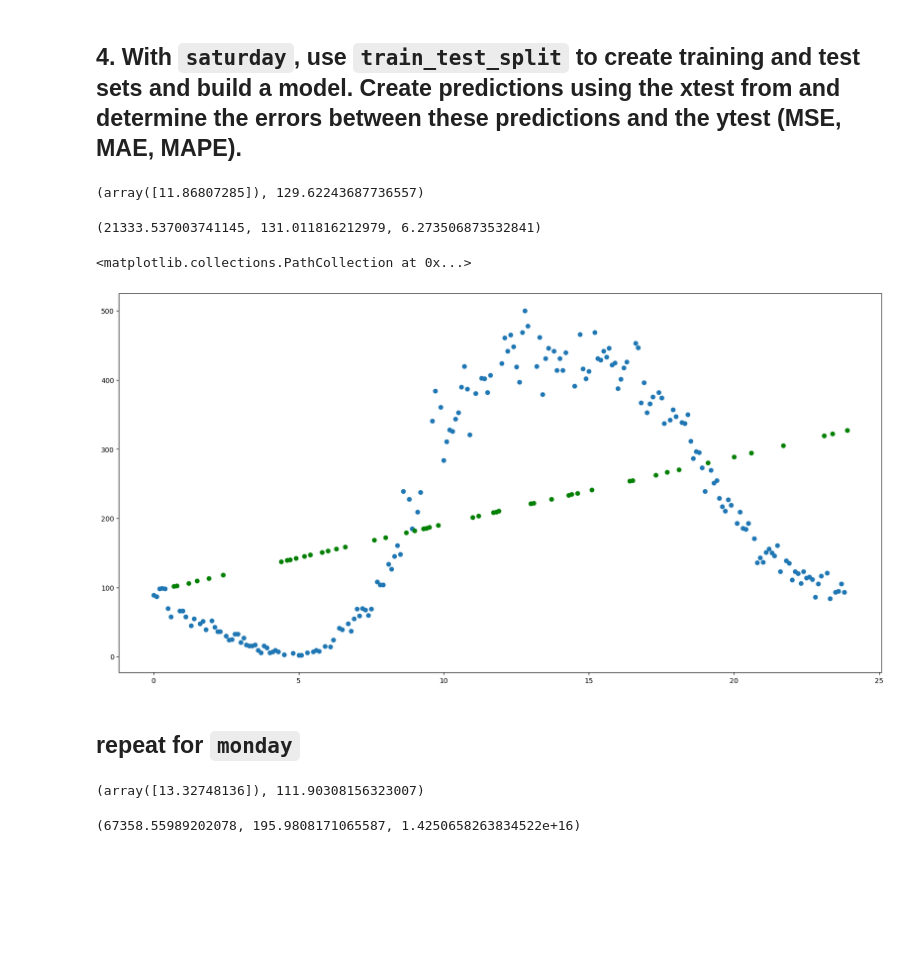
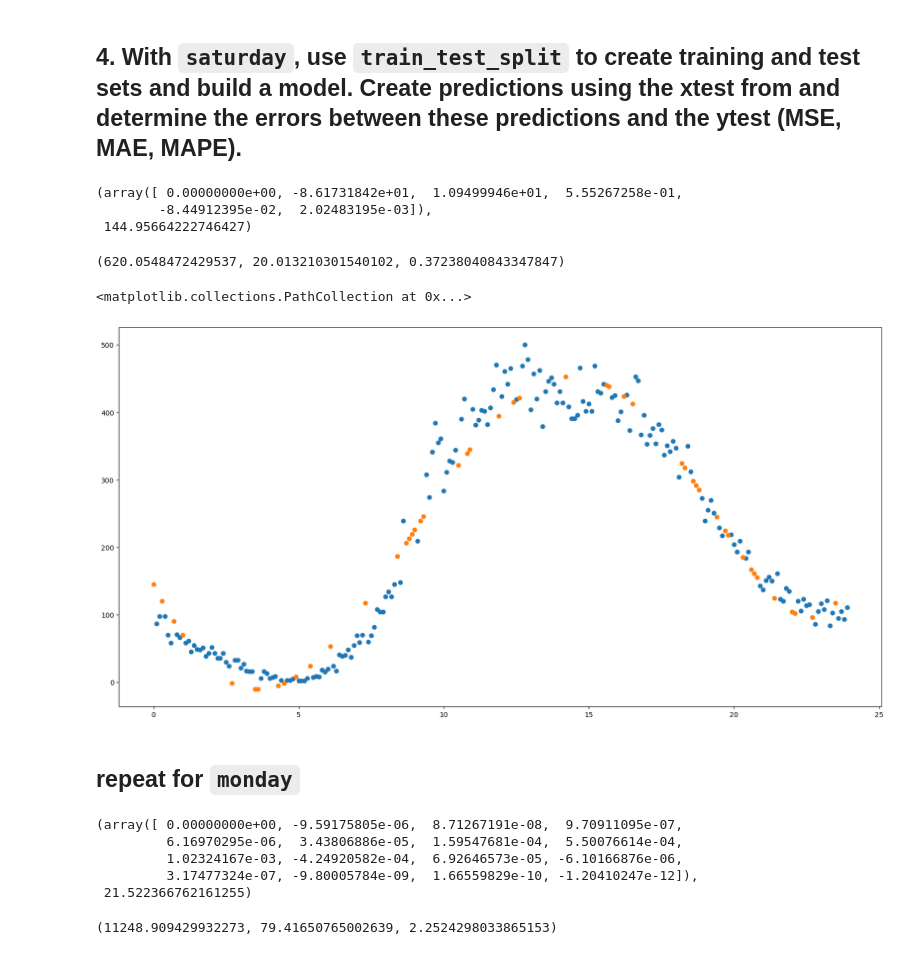
Before and after one commit to rmjollie/mlnn-personal, a Jupyter notebook: 04/asnmt4.ipynb, the cells around one changed output. Drawn from its saved outputs; the diff is of its cells as text; code cells hidden in the pictures; blank space fills up the shorter version.

```diff
--- a/04/asnmt4.ipynb
+++ b/04/asnmt4.ipynb
@@ -120,15 +120,15 @@ sunday
 from sklearn.preprocessing import PolynomialFeatures
 from sklearn import linear_model, metrics
 
-ploy5 = PolynomialFeatures(degree=5)
-ploy15 = PolynomialFeatures(degree=15)
-ploy20 = PolynomialFeatures(degree=20)
+poly5 = PolynomialFeatures(degree=5)
+poly15 = PolynomialFeatures(degree=15)
+poly20 = PolynomialFeatures(degree=20)
 # %%
 mon_y = monday["monday"].values
 
-mon_5 = ploy5.fit_transform(monday["hour"].values.reshape(-1,1))
-mon_15 = ploy15.fit_transform(monday["hour"].values.reshape(-1,1))
-mon_20 = ploy20.fit_transform(monday["hour"].values.reshape(-1,1))
+mon_5 = poly5.fit_transform(monday["hour"].values.reshape(-1,1))
+mon_15 = poly15.fit_transform(monday["hour"].values.reshape(-1,1))
+mon_20 = poly20.fit_transform(monday["hour"].values.reshape(-1,1))
 # %%
 mon5_linear = linear_model.LinearRegression()
 mon5_linear.fit(mon_5, mon_y)
@@ -255,26 +255,31 @@ sun_y = sunday["sunday"].values
 # %%
 from sklearn.model_selection import train_test_split
 (satx_train, satx_test, saty_train, saty_test) = train_test_split(saturday["hour"].values, sat_y, test_size=.2)
+# %%
+satx5_train = poly5.fit_transform(satx_train.reshape(-1,1))
+satx5_test = poly5.fit_transform(satx_test.reshape(-1,1))
 # %%
 sattest_linear = linear_model.LinearRegression()
-sattest_linear.fit(satx_train.reshape(-1,1), saty_train)
-(montest_linear.coef_, montest_linear.intercept_)
+sattest_linear.fit(satx5_train, saty_train)
+(sattest_linear.coef_, sattest_linear.intercept_)
 # %% [output]
-(array([11.86807285]), 129.62243687736557)
+(array([ 0.00000000e+00, -8.61731842e+01,  1.09499946e+01,  5.55267258e-01,
+        -8.44912395e-02,  2.02483195e-03]),
+ 144.95664222746427)
 # %%
 (
-    metrics.mean_squared_error(saty_test, sattest_linear.predict(satx_test.reshape(-1,1))),
-    metrics.mean_absolute_error(saty_test, sattest_linear.predict(satx_test.reshape(-1,1))),
-    metrics.mean_absolute_percentage_error(saty_test, sattest_linear.predict(satx_test.reshape(-1,1)))
+    metrics.mean_squared_error(saty_test, sattest_linear.predict(satx5_test)),
+    metrics.mean_absolute_error(saty_test, sattest_linear.predict(satx5_test)),
+    metrics.mean_absolute_percentage_error(saty_test, sattest_linear.predict(satx5_test))
 )
 # %% [output]
-(21333.537003741145, 131.011816212979, 6.273506873532841)
+(620.0548472429537, 20.013210301540102, 0.37238040843347847)
 # %%
 plt.scatter(satx_train, saty_train)
-plt.scatter(satx_test, sattest_linear.predict(satx_test.reshape(-1,1)), c='g')
+plt.scatter(satx_test, sattest_linear.predict(satx5_test))
 # %% [output]
 <matplotlib.collections.PathCollection at 0x...>
-[figure, old version]
+[figure, new version]
 # %% [markdown]
 ## repeat for `monday`
 # %%
@@ -282,16 +290,20 @@ plt.scatter(satx_test, sattest_linear.predict(satx_test.reshape(-1,1)), c='g')
 # %%
 montest_linear = linear_model.LinearRegression()
-montest_linear.fit(monx_train.reshape(-1,1), mony_train)
+montest_linear.fit(monx15_train, mony_train)
 (montest_linear.coef_, montest_linear.intercept_)
 # %% [output]
-(array([13.32748136]), 111.90308156323007)
+(array([ 0.00000000e+00, -9.59175805e-06,  8.71267191e-08,  9.70911095e-07,
+         6.16970295e-06,  3.43806886e-05,  1.59547681e-04,  5.50076614e-04,
+         1.02324167e-03, -4.24920582e-04,  6.92646573e-05, -6.10166876e-06,
+         3.17477324e-07, -9.80005784e-09,  1.66559829e-10, -1.20410247e-12]),
+ 21.522366762161255)
 # %%
 (
-    metrics.mean_squared_error(mony_test, montest_linear.predict(monx_test.reshape(-1,1))),
-    metrics.mean_absolute_error(mony_test, montest_linear.predict(monx_test.reshape(-1,1))),
-    metrics.mean_absolute_percentage_error(mony_test, montest_linear.predict(monx_test.reshape(-1,1)))
+    metrics.mean_squared_error(mony_test, montest_linear.predict(monx15_test)),
+    metrics.mean_absolute_error(mony_test, montest_linear.predict(monx15_test)),
+    metrics.mean_absolute_percentage_error(mony_test, montest_linear.predict(monx15_test))
 )
 # %% [output]
-(67358.55989202078, 195.9808171065587, 1.4250658263834522e+16)
+(11248.909429932273, 79.41650765002639, 2.2524298033865153)
 # %%
 plt.scatter(monx_train, mony_train)
```
Also changed, not shown: parts of 2 cells of this notebook, 3 other files.
